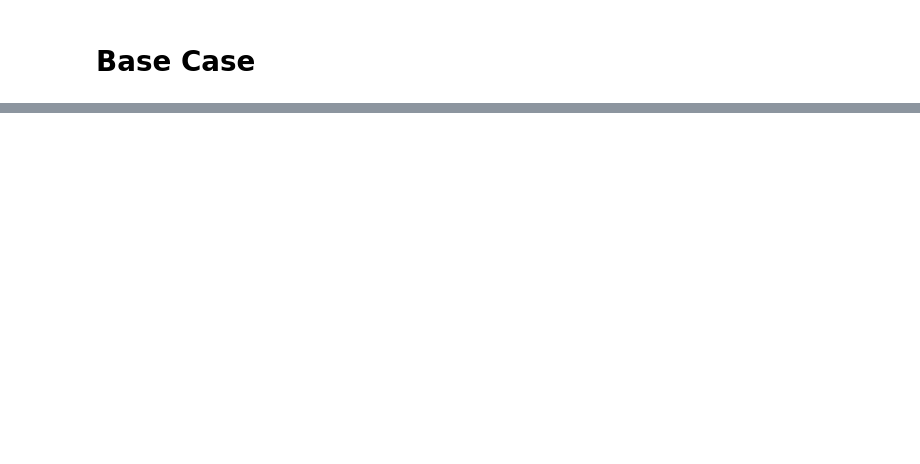
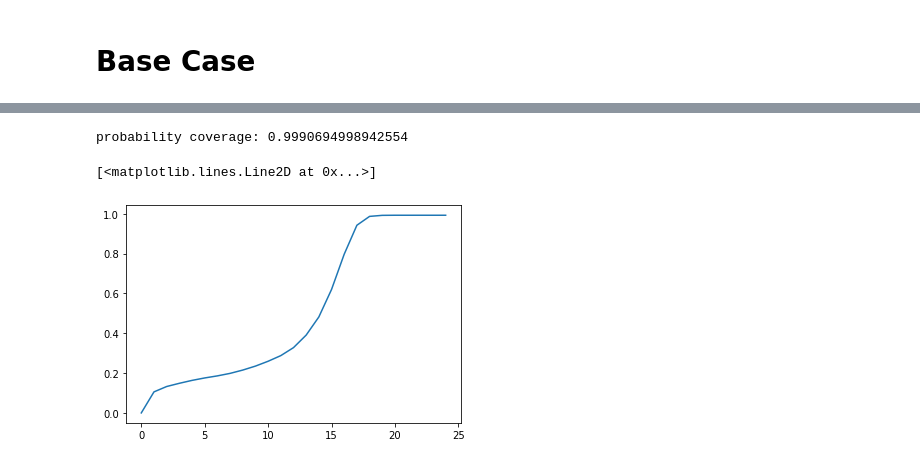
Before and after one commit to saemeon/ABM-Project-FS21, a Jupyter notebook: Project Results.ipynb, the cells around one changed output, grey strips where cells are left out. Saved outputs shown, nothing was run; the diff lists cells and outputs as text; code cells hidden in the pictures; blank space fills up the shorter version.

```diff
--- a/Project Results.ipynb
+++ b/Project Results.ipynb
@@ -40,0 +89,47 @@ Xbasenet = X-X_
+# %%
+%matplotlib inline
+num = 500
+m = 0.25
+shift = 0.2
+s = 0.2
+m0 = m+shift
+s0 = s
+
+typ = "out"
+
+theta1 = np.linspace(m-3.5*s,m+3.5*s,num)
+theta2 = np.linspace(m0-3.5*s0,m0+3.5*s0,num)
+theta1, theta2 = np.meshgrid(theta1,theta2)
+pos = np.empty(theta1.shape + (2,))
+pos[:, :, 0] = theta1; pos[:, :, 1] = theta2
+rv = multivariate_normal([m, m0], [[s**2, 0], [0, s0**2]])
+P= rv.pdf(pos)
+
+State_=[]
+State = np.zeros(theta1.shape)
+
+X_=[]
+Xt_1 =-1
+Xt_2 =-1
+Xt_3 =-1
+Xt   = double_Integral(theta1, theta2, State*P)
+print("probability coverage:",double_Integral(theta1, theta2, P))
+for i in range(100):
+    X_.append(Xt)
+    State_.append(State)
+    if ((Xt==Xt_1) and (Xt_1==Xt_2) and (i%2==0)) or ((Xt==Xt_2)and (Xt_1==Xt_3)and (i%2==0)):
+        break
+    if typ == "out":
+        State = (1-State)*(theta1 < Xt) + State*(theta2 > (1-Xt))
+    if typ == "red":
+        State = (1-State)*(theta1 < Xt) + State*(theta2 > ((1-Xt)/Xt))
+    Xt_3 = Xt_2
+    Xt_2 = Xt_1
+    Xt_1 = Xt
+    Xt = double_Integral(theta1, theta2, State*P)
+fig,ax = plt.subplots()
+ax.plot(X_)
+# %% [output]
+probability coverage: 0.9990694998942554
+[<matplotlib.lines.Line2D at 0x...>]
+[figure, added]
```
Also changed, not shown: parts of 14 cells of this notebook, 5 other files.
